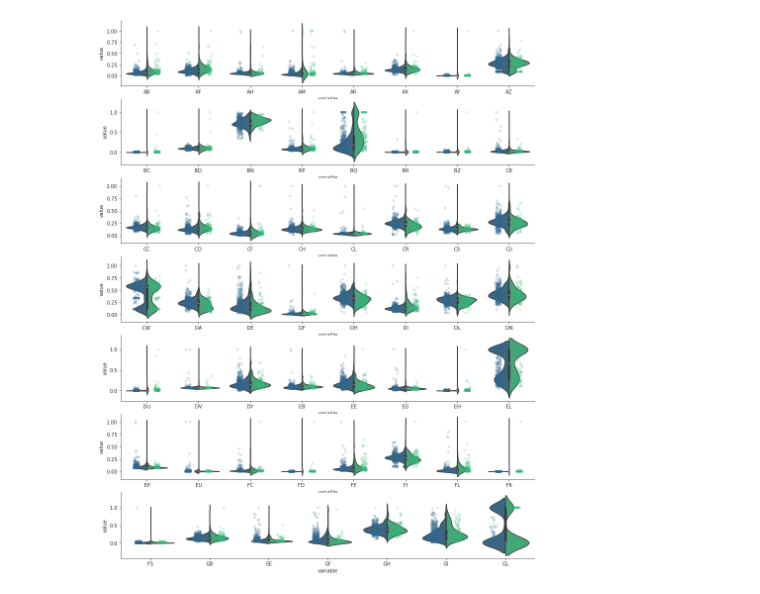
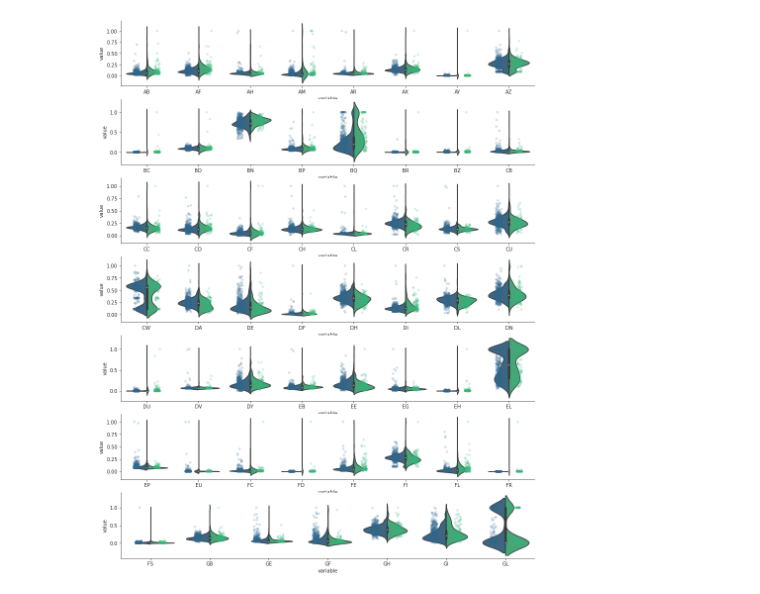
Before and after one commit to orsha1/Kaggle-ICR, a Jupyter notebook: main2.ipynb, the cells around one changed output. Saved outputs shown, nothing was run; the diff lists cells and outputs as text; code cells hidden in the pictures.

```diff
--- a/main2.ipynb
+++ b/main2.ipynb
@@ -30,0 +40,14 @@ violin_features.remove(*categorial_features)
+# %%
+# Encode categorial object 'EJ' feature
+
+enc = OneHotEncoder()
+enc.fit(X['EJ'].values.reshape(-1, 1))
+onehot_cols = ['EJ' + '_' + x for x in enc.categories_[0]]
+
+X[onehot_cols] = enc.transform(X['EJ'].values.reshape(-1, 1)).toarray()
+X = X.drop('EJ', axis = 1)
+
+#test[onehot_cols] = enc.transform(test['EJ'].values.reshape(-1, 1)).toarray()
+#test = test.drop('EJ', axis = 1)
+
+#violin_features.extend(onehot_cols)
@@ -31,19 +70,25 @@ violin_features.remove(*categorial_features)
+# %%
+# Since the features which contain missing values are not normally-distributed, we will use iterative imputer.
+
+imp = KNNImputer(weights = 'distance', n_neighbors=20) # weight by distance but use many neighbors
+X2 = pd.DataFrame(imp.fit_transform(X), index = X.index, columns = X.columns)
 # %%
 # Plot violin plots of non-categorial features
 
 fig, axs = plt.subplots(nrows = 7, ncols = 1, figsize = (15, 20))
 
 axs = np.ravel(axs)
 
 for row in range(7):
     features = violin_features[row*8:(row+1)*8]
-    df_plot = train[features+['Class']]
+    #df_plot = pd.concat([X2[features], y], axis = 1)
+    df_plot = pd.concat([X2[features], y], axis = 1)
     df_plot = df_plot / df_plot.max(axis = 0) # Normalize them for plotting purposes
     df_plot = df_plot.melt(id_vars = ['Class'], value_vars = features)
     sns.violinplot(data = df_plot, x = 'variable', y = 'value', hue = 'Class', split = True,palette = 'viridis', ax = axs[row])
     sns.stripplot(data = df_plot, x = 'variable', y = 'value', hue = 'Class', dodge = True,palette = 'viridis', alpha = 0.2, ax = axs[row])
     axs[row].get_legend().remove()
 sns.despine()
 #plt.tight_layout()
 # %% [output]
-[figure, old version]
+[figure, new version]
```
Also changed, not shown: parts of 15 cells of this notebook.
